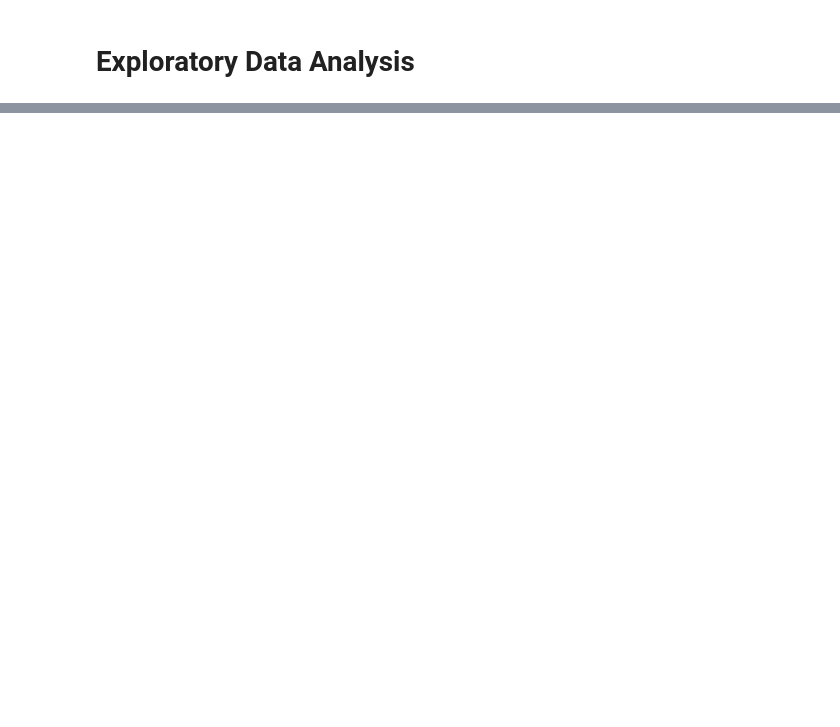
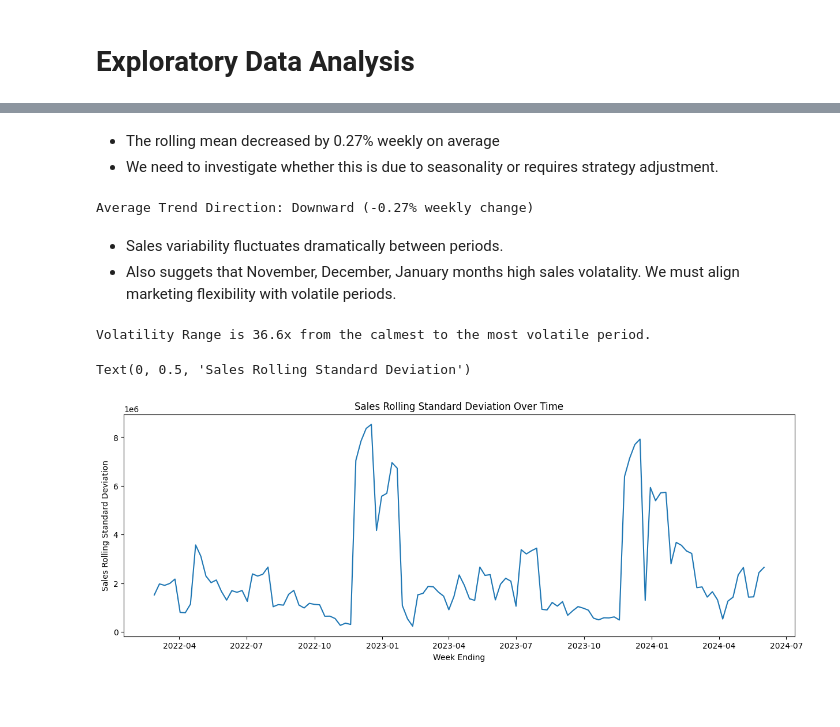
Before and after one commit to naveen3830/Python, a Jupyter notebook: Assignment/PYQ2.ipynb, the cells around one changed output, grey strips where cells are left out. Drawn from its saved outputs; the diff is of its cells as text; code cells hidden in the pictures; blank space fills up the shorter version.

```diff
--- a/Assignment/PYQ2.ipynb
+++ b/Assignment/PYQ2.ipynb
@@ -233,0 +240,8 @@ plt.show()
+# %%
+from sklearn.linear_model import LinearRegression
+
+df1=df.copy()
+df1['time_index'] = np.arange(len(df1))
+trend_model = LinearRegression().fit(df1[['time_index']], df1['Sales'])
+trend_slope = trend_model.coef_[0]
+print(f'The slope of the trend line is: {trend_slope}')
@@ -233,0 +391,17 @@ plt.show()
+# %%
+window_size = 4
+df1["Sales_Rolling_Mean"] = df["Sales"].rolling(window=window_size).mean()
+df1["Sales_Rolling_Std"] = df["Sales"].rolling(window=window_size).std()
+
+
+plt.figure(figsize=(15, 5))
+plt.plot(df1["Week_Ending"], df1["Sales"], label="Actual Sales", alpha=0.5, color="blue")
+plt.plot(df1["Week_Ending"], df1["Sales_Rolling_Mean"], label="Rolling Mean (12 Weeks)", color="red", linewidth=2)
+plt.plot(df1["Week_Ending"], df1["Sales_Rolling_Std"], label="Rolling Std Dev (12 Weeks)", color="green", linestyle="dashed")
+plt.xlabel("Week Ending")
+plt.ylabel("Sales")
+plt.title("Sales Trend with Rolling Mean & Standard Deviation")
+plt.legend()
+plt.grid(True)
+plt.xticks(rotation=45)
+plt.show()
@@ -233,0 +410,28 @@ plt.show()
+# %% [markdown]
+* The rolling mean decreased by 0.27% weekly on average
+* We need to investigate whether this is due to seasonality or requires strategy adjustment.
+# %%
+mean_trend = df1["Sales_Rolling_Mean"].pct_change().mean()
+print(f"Average Trend Direction: {'Upward' if mean_trend > 0 else 'Downward'} ({mean_trend:.2%} weekly change)")
+# %% [output]
+Average Trend Direction: Downward (-0.27% weekly change)
+# %% [markdown]
+* Sales variability fluctuates dramatically between periods.
+* Also suggets that November, December, January months high sales volatality. We must align marketing flexibility with volatile periods.
+# %%
+volatility_ratio = df1["Sales_Rolling_Std"].max() / df1["Sales_Rolling_Std"].min()
+print(f"Volatility Range is {volatility_ratio:.1f}x from the calmest to the most volatile period.")
+# %% [output]
+Volatility Range is 36.6x from the calmest to the most volatile period.
+# %%
+plt.figure(figsize=(15, 5))
+
+sns.lineplot(data=df1, x='Week_Ending', y='Sales_Rolling_Std')
+plt.title('Sales Rolling Standard Deviation Over Time')
+plt.xlabel('Week Ending')
+plt.ylabel('Sales Rolling Standard Deviation')
+# %% [output]
+Text(0, 0.5, 'Sales Rolling Standard Deviation')
+[figure, added]
+# %% [markdown]
+#
```
Also changed, not shown: parts of 27 cells of this notebook, 1 other file.
